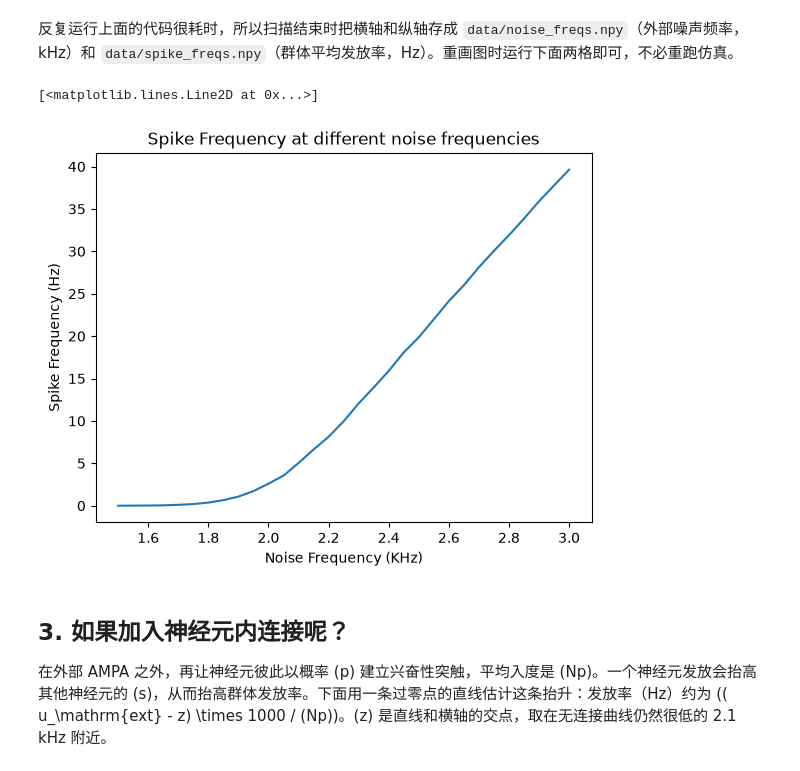
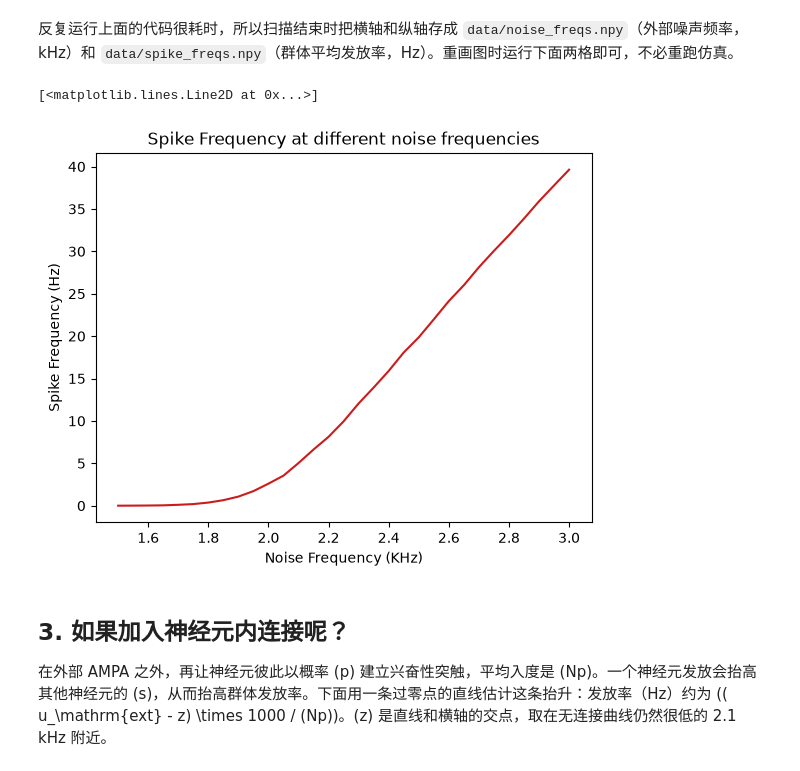
Before and after one commit to moraxborax/bio-class, a Jupyter notebook: neuron.ipynb, the cells around one changed output. Saved outputs shown, nothing was run; the diff lists cells and outputs as text; code cells hidden in the pictures.

Commit message:
Changed curve color

```diff
--- a/neuron.ipynb
+++ b/neuron.ipynb
@@ -304,12 +302,12 @@ spike_freqs: np.typing.NDArray = np.load("data/spike_freqs.npy")
 # %%
 # 无回返连接时的输入-输出曲线
 plt.title("Spike Frequency at different noise frequencies")
 plt.xlabel("Noise Frequency (KHz)")
 plt.ylabel("Spike Frequency (Hz)")
-plt.plot(noise_freqs, spike_freqs)
+plt.plot(noise_freqs, spike_freqs, color=ColorRed[6])
 # %% [output]
 [<matplotlib.lines.Line2D at 0x...>]
-[figure, old version]
+[figure, new version]
 # %% [markdown]
 ## 3. 如果加入神经元内连接呢？
 
```
Also changed, not shown: parts of 1 cell of this notebook.
